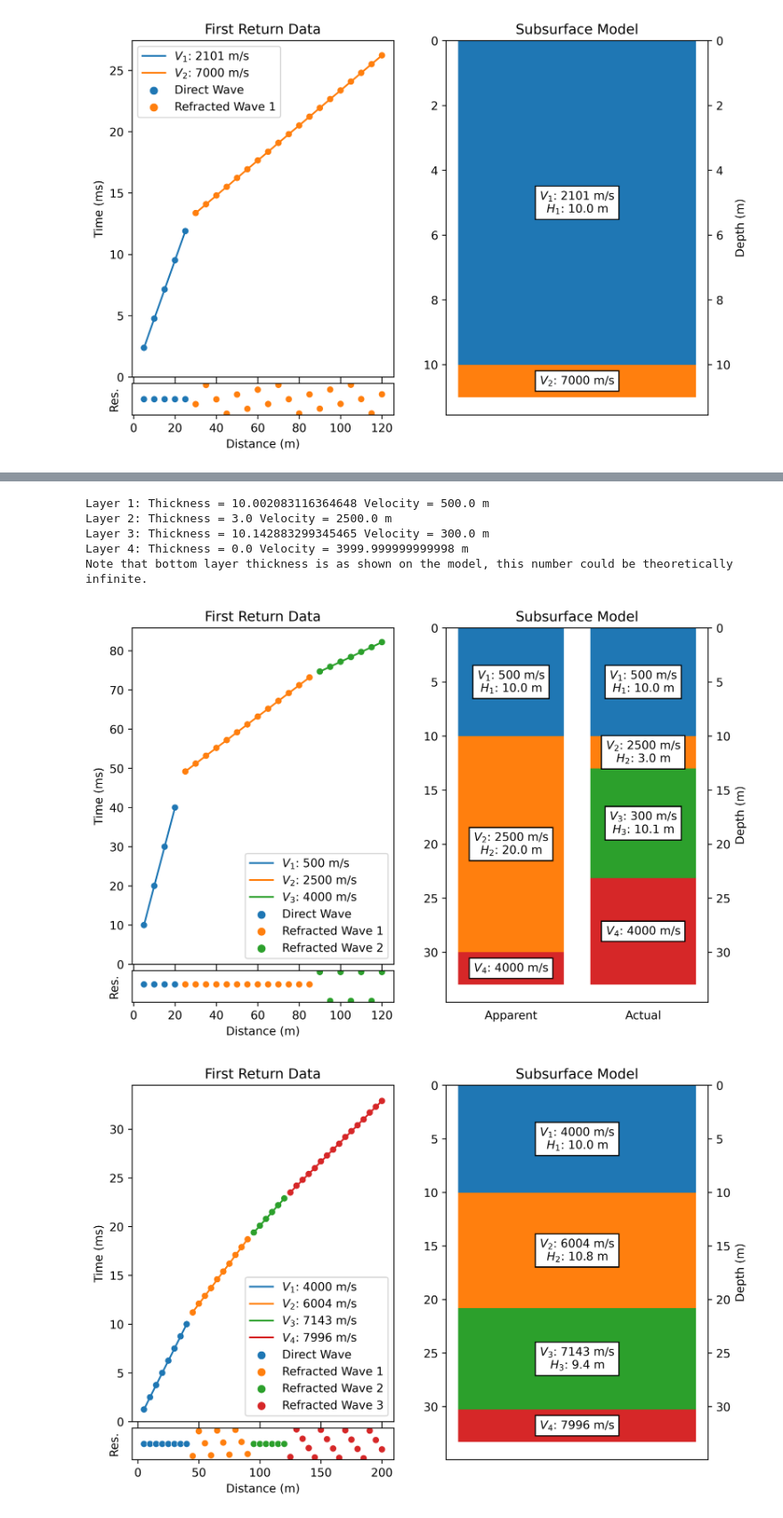
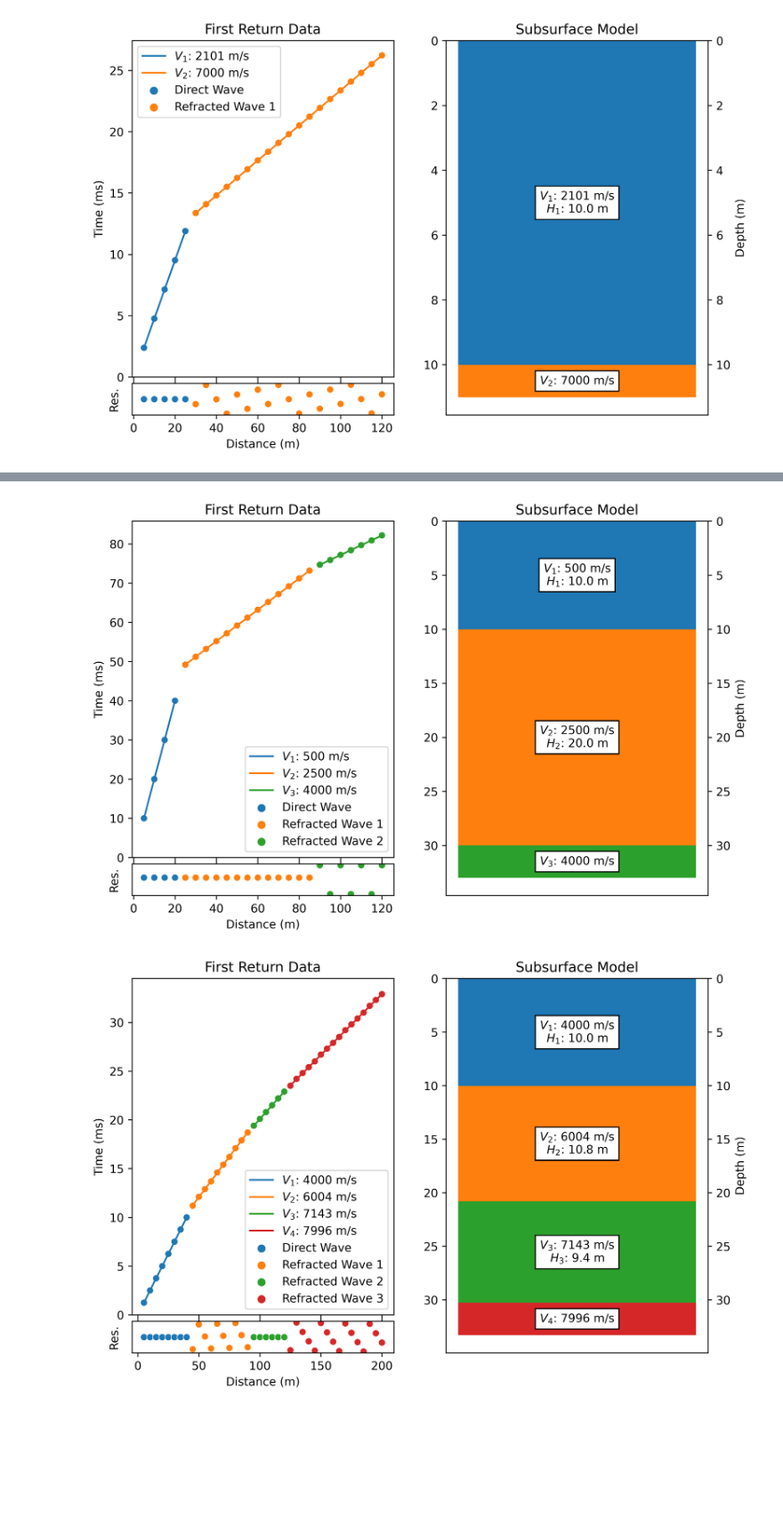
Before and after one commit to hernypeterson/refract, a Jupyter notebook: horizontal-refract.ipynb, the cells around one changed output, grey strips where cells are left out. Shown at 89% size. Drawn from its saved outputs; the diff is of its cells as text; code cells hidden in the pictures; blank space fills up the shorter version.

Commit message:
plots

```diff
--- a/horizontal-refract.ipynb
+++ b/horizontal-refract.ipynb
@@ -124,7 +130,7 @@ class RefractTrace():
         # reset overlying layer thickness as defined
         self.thickness[self.num_layers_above - 1] = above_layer_thickness
 
-    def plot(self):
+    def plot(self, name: str):
 
         plt.rcParams['svg.fonttype'] = 'none'
 
@@ -243,8 +249,16 @@ class RefractTrace():
         ax3.set_ylabel('Depth (m)')
         ax3.set_title('Subsurface Model')
 
-        # save as vector file
+        # save as svg file
         fig.savefig("plot.svg")
+
+        # convert svg to pdf
+        drawing = svg2rlg("plot.svg")
+        renderPDF.drawToFile(drawing, f"{name}.pdf")
+        # alternative pdf converter: https://convertio.co
+
+        # clear svg file
+        os.remove("plot.svg")
 
     def print_model(self):
         for k in range(self.num_layers):
@@ -348,42 +364,35 @@ data_TR = np.array([
     [ 15. ,  30. ],
     [ 20. ,  40. ],
     [ 25. ,  49.2],
     [ 30. ,  51.2],
     [ 35. ,  53.2],
     [ 40. ,  55.2],
     [ 45. ,  57.2],
     [ 50. ,  59.2],
     [ 55. ,  61.2],
     [ 60. ,  63.2],
     [ 65. ,  65.2],
     [ 70. ,  67.2],
     [ 75. ,  69.2],
     [ 80. ,  71.2],
     [ 85. ,  73.2],
     [ 90. ,  74.7],
     [ 95. ,  75.9],
     [100. ,  77.2],
     [105. ,  78.4],
     [110. ,  79.7],
     [115. ,  80.9],
     [120. ,  82.2]])
 
 data_TR[:,1] = data_TR[:,1] / 1000
 
 trace_TR = RefractTrace(data_TR)
 trace_TR.setup_model(breakpoints=[4,17])
 trace_TR.model()
-trace_TR.model_hidden_layer(above_layer_thickness=3, low_velocity=300, num_layers_above=2)
 
-trace_TR.print_model()
-trace_TR.plot()
+trace_TR.plot("TR")
 # %% [output]
-Layer 1: Thickness = 10.002083116364648 Velocity = 500.0 m
-Layer 2: Thickness = 3.0 Velocity = 2500.0 m
-Layer 3: Thickness = 10.142883299345465 Velocity = 300.0 m
-Layer 4: Thickness = 0.0 Velocity = 3999.999999999998 m
-Note that bottom layer thickness is as shown on the model, this number could be theoretically infinite.
-[figure, old version]
+[figure, new version]
 # %%
 x = np.arange(5,205,5)
 t = [1.25, 2.5, 3.75, 5, 6.25, 7.5, 8.75, 10, 11.2, 12.1, 12.9, 13.7, 14.6, 15.4, 16.2, 17.1, 17.9, 18.7, 19.4, 20.1, 20.8, 21.5, 22.2, 22.9, 23.5, 24.2, 24.8, 25.4, 26, 26.7, 27.3, 27.9, 28.5, 29.2, 29.8, 30.4, 31.0, 31.7, 32.3, 32.9]
```
Also changed, not shown: parts of 5 cells of this notebook, 7 other files.
